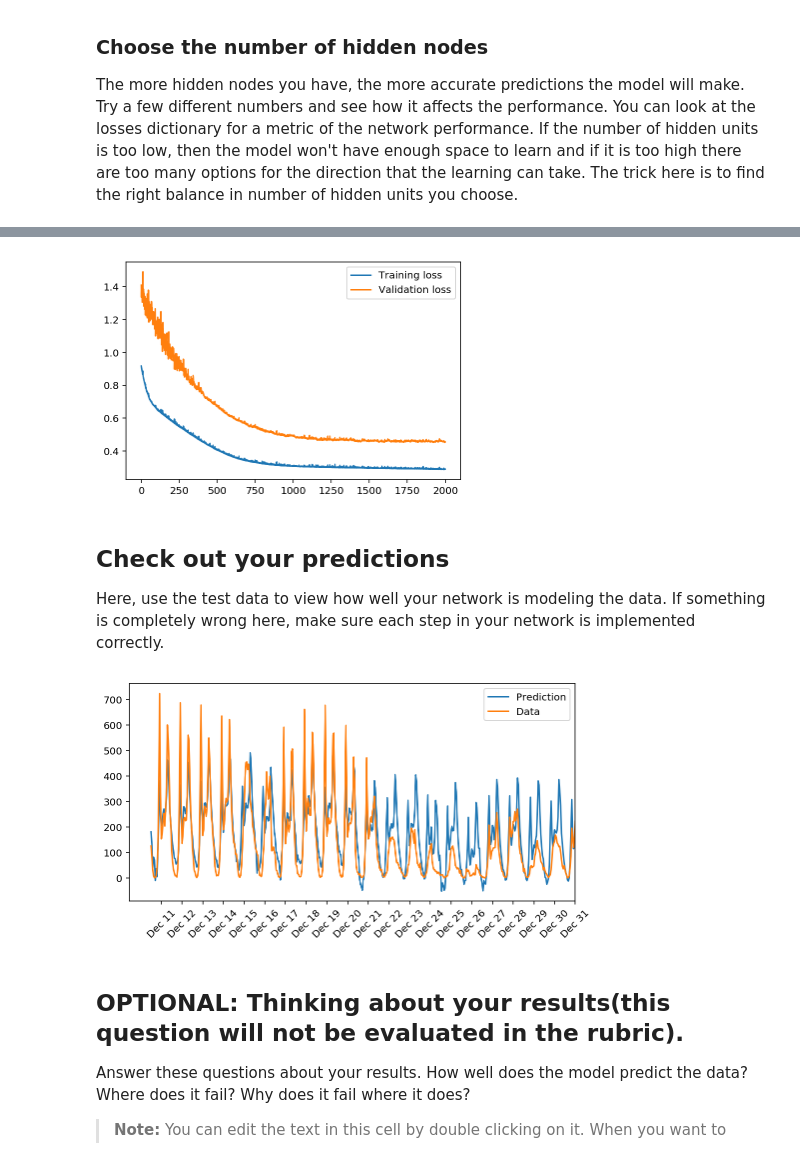
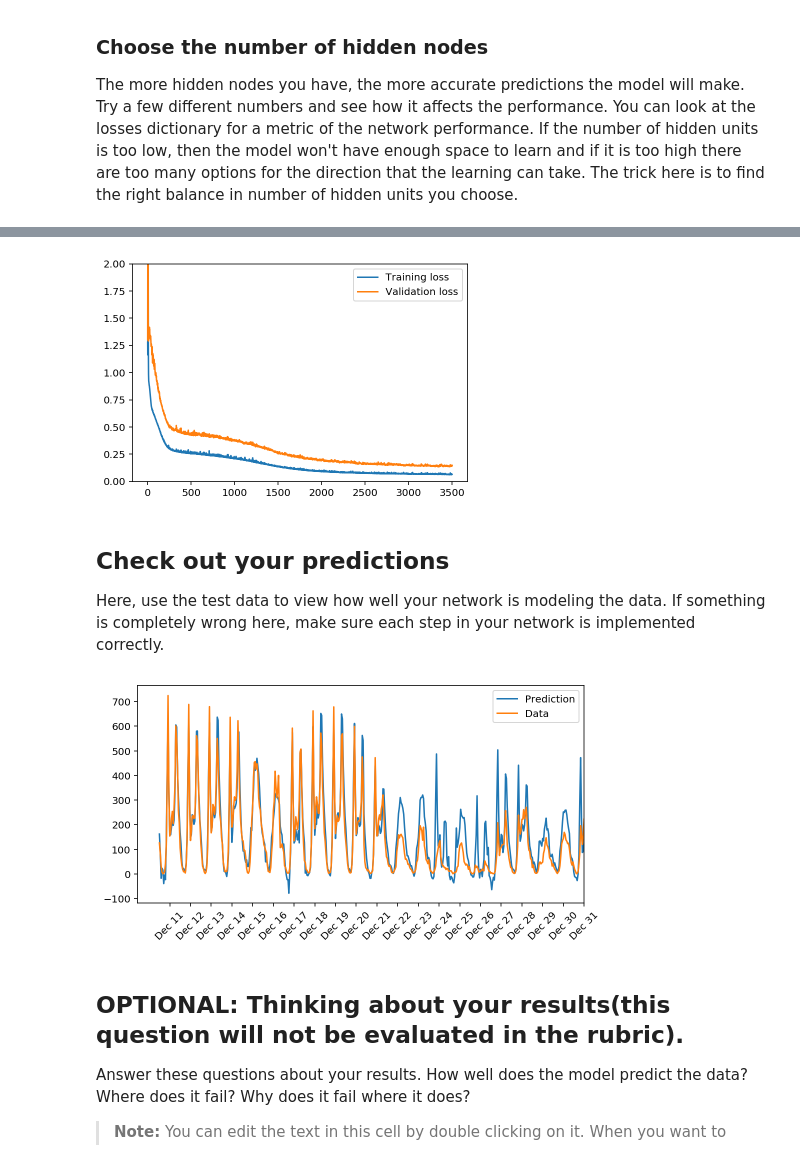
Before and after one commit to CtheSky/udacity-predict-bike-sharing, a Jupyter notebook: DLND Your first neural network.ipynb, the cells around one changed output, grey strips where cells are left out. Cells and saved outputs as stored; diff of their text form; code cells hidden in the pictures.

Commit message:
fix hidden error computation & tune hyperparameters

```diff
--- a/DLND Your first neural network.ipynb
+++ b/DLND Your first neural network.ipynb
@@ -172,11 +172,11 @@ class NeuralNetwork(object):
             error = y - final_outputs  # Output layer error is the difference between desired target and actual output.
 
             # TODO: Calculate the hidden layer's contribution to the error
-            hidden_error = self.weights_hidden_to_output.T * hidden_outputs * (1 - hidden_outputs)
+            hidden_error = np.dot(error, self.weights_hidden_to_output.T)
 
             # TODO: Backpropagated error terms - Replace these values with your calculations.
             output_error_term = error
-            hidden_error_term = np.dot(output_error_term, hidden_error)
+            hidden_error_term = hidden_error * hidden_outputs * (1 - hidden_outputs)
 
             # Weight step (input to hidden)
             delta_weights_i_h += hidden_error_term * X[:, None]
@@ -297,9 +297,9 @@ The more hidden nodes you have, the more accurate predictions the model will mak
 import sys
 
 ### Set the hyperparameters here ###
-iterations = 2000
-learning_rate = 0.1
-hidden_nodes = 30
+iterations = 3500
+learning_rate = 0.6
+hidden_nodes = 20
 output_nodes = 1
 
 N_i = train_features.shape[1]
@@ -328,10 +328,10 @@ Progress: 100.0% ... Training loss: 0.289 ... Validation loss: 0.455
 # %%
 plt.plot(losses['train'], label='Training loss')
 plt.plot(losses['validation'], label='Validation loss')
 plt.legend()
-_ = plt.ylim()
+_ = plt.ylim(0, 2)
 # %% [output]
-[figure, old version]
+[figure, new version]
 # %% [markdown]
 ## Check out your predictions
 
@@ -351,7 +351,7 @@ dates = dates.apply(lambda d: d.strftime('%b %d'))
 ax.set_xticks(np.arange(len(dates))[12::24])
 _ = ax.set_xticklabels(dates[12::24], rotation=45)
 # %% [output]
-[figure, old version]
+[figure, new version]
 # %% [markdown]
 ## OPTIONAL: Thinking about your results(this question will not be evaluated in the rubric).
 
```
Also changed, not shown: parts of 2 cells of this notebook, 1 other file.
